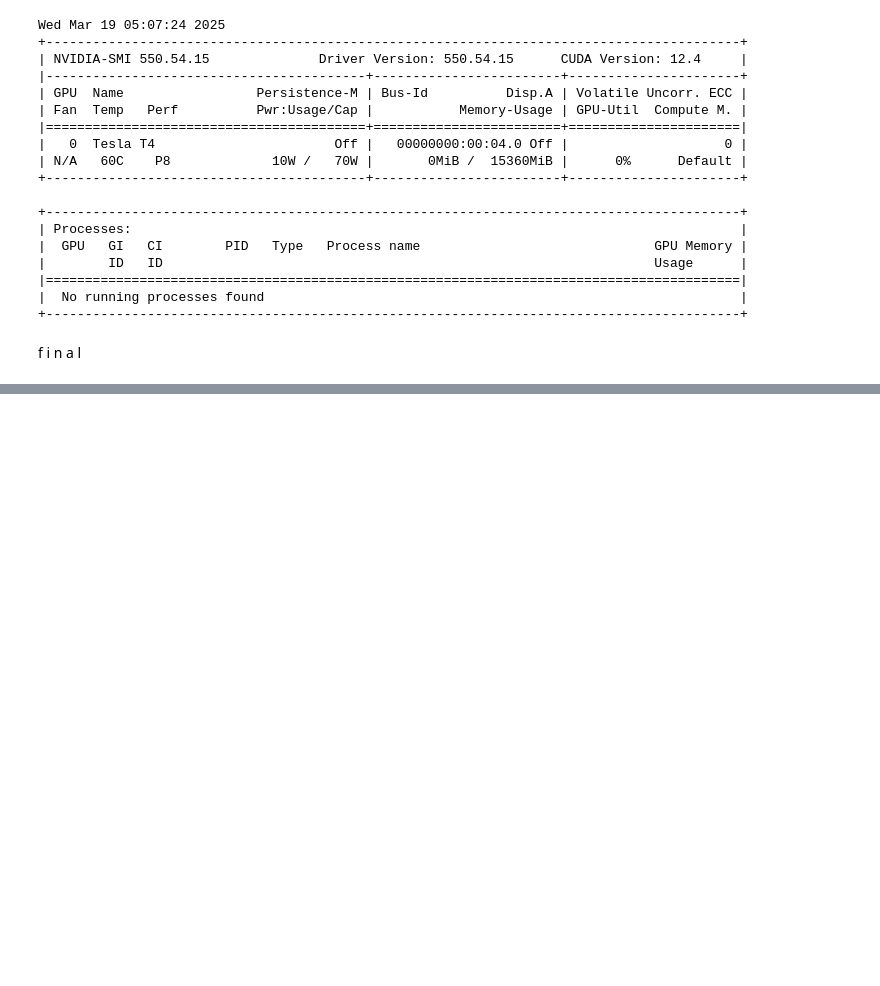
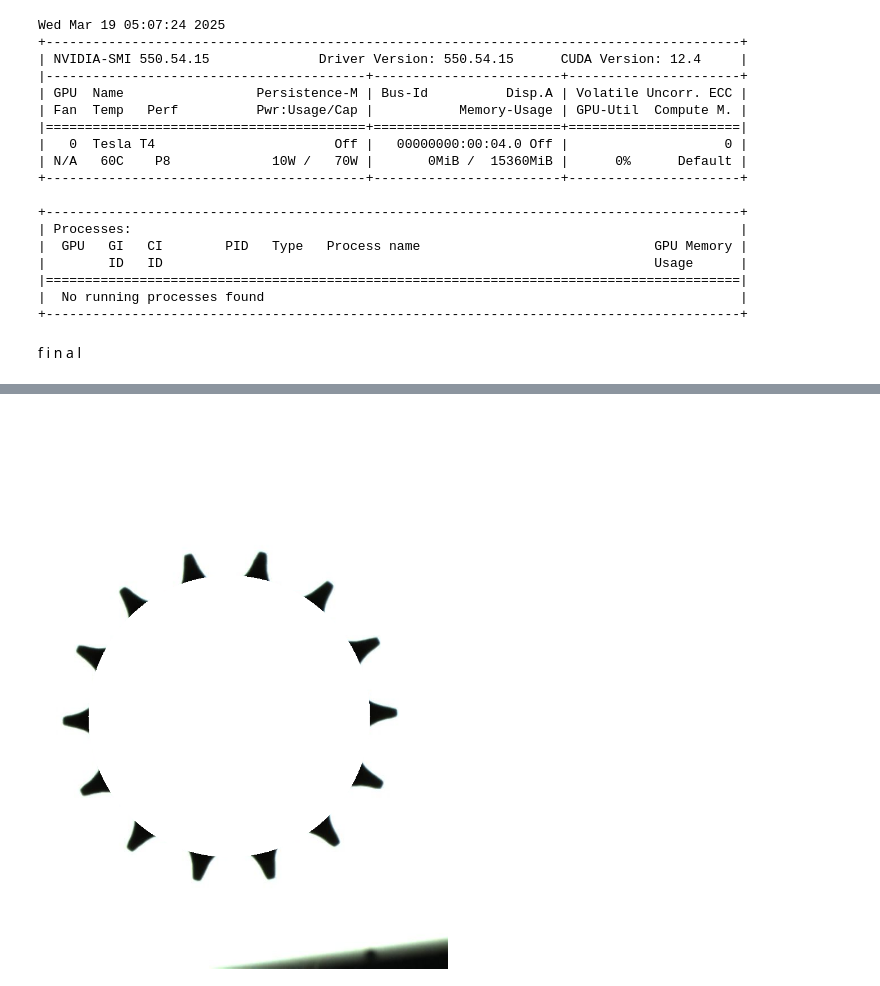
Before and after one commit to modraqueeb/IndusVision, a Jupyter notebook: Task10_MLintern.ipynb, the cells around one changed output, grey strips where cells are left out. Saved outputs shown, nothing was run; the diff lists cells and outputs as text; code cells hidden in the pictures; blank space fills up the shorter version.

```diff
--- a/Task10_MLintern.ipynb
+++ b/Task10_MLintern.ipynb
@@ -124,0 +136,58 @@ print(circles)
+# %%
+import cv2
+import numpy as np
+from google.colab.patches import cv2_imshow
+
+
+image = cv2.imread('/content/1000144007.jpg')
+
+
+gray_image = cv2.cvtColor(image, cv2.COLOR_BGR2GRAY)
+
+
+blurred_image = cv2.GaussianBlur(gray_image, (5, 5), 0)
+
+
+_, threshold_image = cv2.threshold(blurred_image, 127, 255, cv2.THRESH_BINARY)
+
+
+contours, hierarchy = cv2.findContours(threshold_image, cv2.RETR_LIST, cv2.CHAIN_APPROX_SIMPLE)
+
+
+filtered_contours = []
+for contour in contours:
+    if cv2.contourArea(contour) > 100:
+        # Check if the contour is inside the image (avoid contours at the boundary)
+        if cv2.pointPolygonTest(contour, (0, 0), False) < 0 and \
+           cv2.pointPolygonTest(contour, (image.shape[1]-1, 0), False) < 0 and \
+           cv2.pointPolygonTest(contour, (0, image.shape[0]-1), False) < 0 and \
+           cv2.pointPolygonTest(contour, (image.shape[1]-1, image.shape[0]-1), False) < 0:
+            filtered_contours.append(contour)
+
+
+if filtered_contours:
+    largest_contour = max(filtered_contours, key=cv2.contourArea)
+
+
+    M = cv2.moments(largest_contour)
+
+
+    if M['m00'] != 0:
+        cx = int(M['m10'] / M['m00'])
+        cy = int(M['m01'] / M['m00'])
+
+
+        cv2.circle(image, (cx, cy), 250, (255, 255, 255), -1)
+
+
+
+    cv2_imshow(image)
+
+
+    cv2.imwrite('output_with_largest_centroid.jpg', image)
+
+
+else:
+    print("No valid contours found.")
+# %% [output]
+[figure, added]
```
Also changed, not shown: parts of 8 cells of this notebook.
